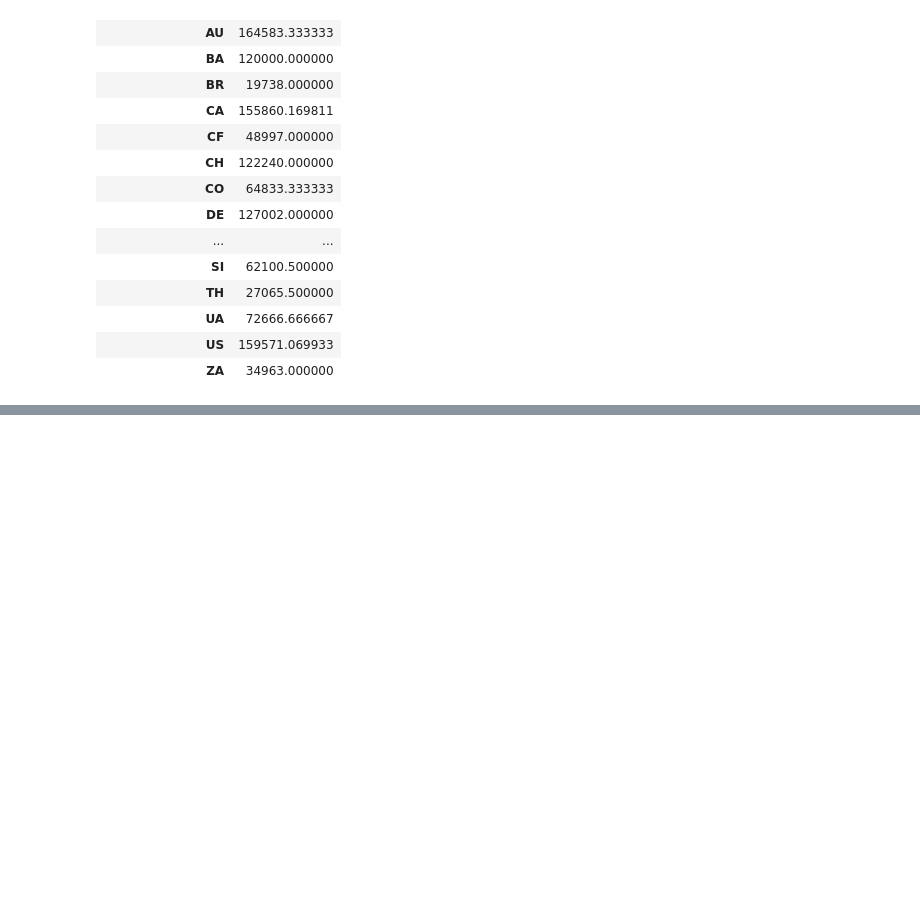
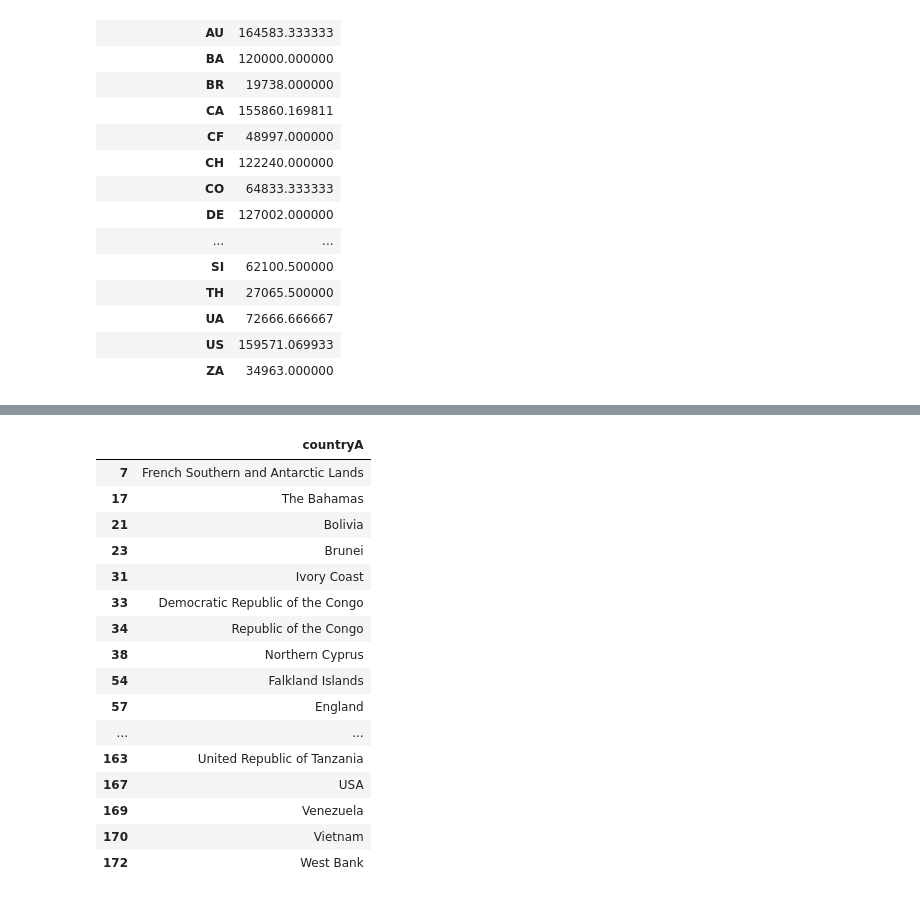
Before and after one commit to daphneyyy/dsc106-final-project, a Jupyter notebook: dsc106_project.ipynb, the cells around one changed output, grey strips where cells are left out. Saved outputs shown, nothing was run; the diff lists cells and outputs as text; code cells hidden in the pictures; blank space fills up the shorter version.

```diff
--- a/dsc106_project.ipynb
+++ b/dsc106_project.ipynb
@@ -283,0 +289,6 @@ gpd.read_file('countries.geojson')
+# %%
+import json
+js = json.load(open('world.geojson'))
+worldjson = [j['name'] for j in [i['properties'] for i in js['features']]]
+geo = pd.DataFrame(worldjson, columns=['countryA'])
+geo.head()
@@ -283,0 +302,20 @@ gpd.read_file('countries.geojson')
+# %%
+geo[~geo['countryA'].isin(country_code['Name'])]
+# %% [output]
+|  | countryA |
+| 7 | French Southern and Antarctic Lands |
+| 17 | The Bahamas |
+| 21 | Bolivia |
+| 23 | Brunei |
+| 31 | Ivory Coast |
+| 33 | Democratic Republic of the Congo |
+| 34 | Republic of the Congo |
+| 38 | Northern Cyprus |
+| 54 | Falkland Islands |
+| 57 | England |
+| ... | ... |
+| 163 | United Republic of Tanzania |
+| 167 | USA |
+| 169 | Venezuela |
+| 170 | Vietnam |
+| 172 | West Bank |
```
Also changed, not shown: parts of 6 cells of this notebook, 19 other files.
